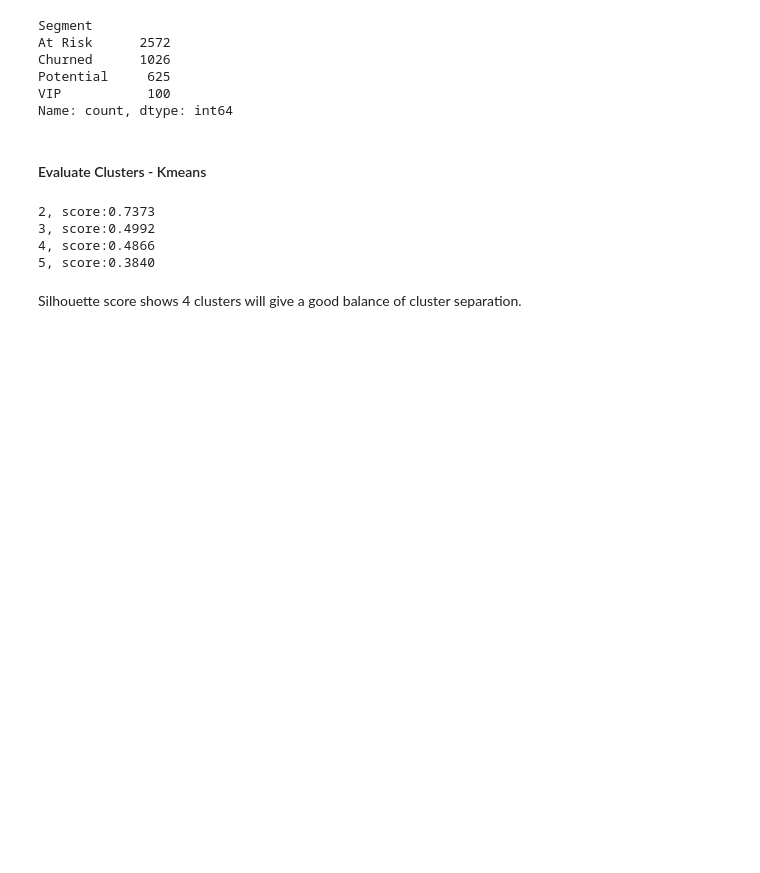
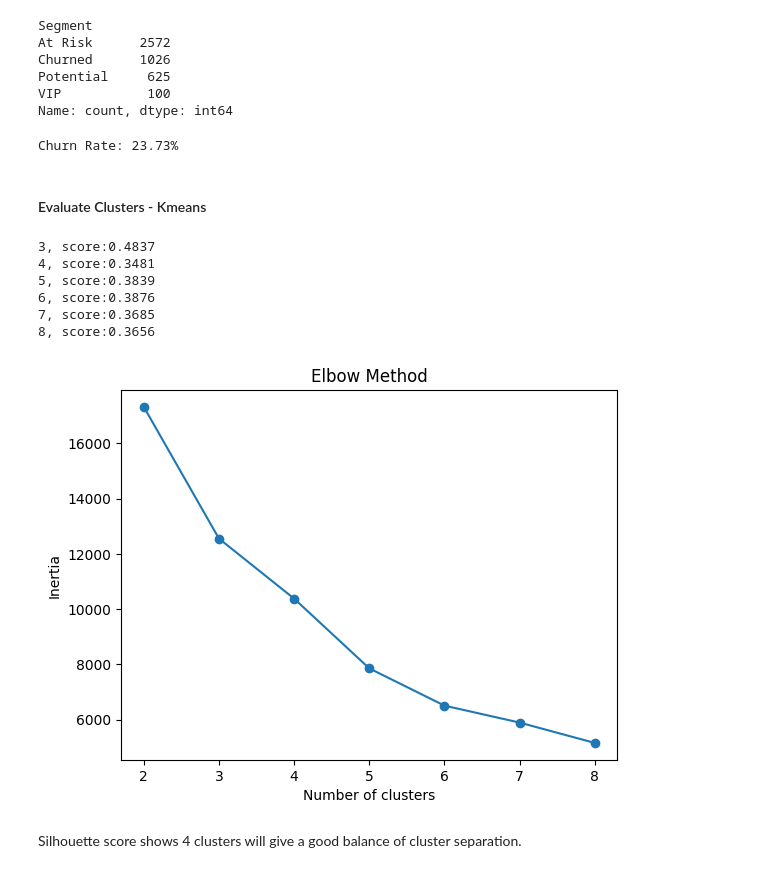
Before and after one commit to Tusharnalawade11/Ecom-Customer-Segregation, a Jupyter notebook: customer-segmentation.ipynb, the cells around one changed output. Saved outputs shown, nothing was run; the diff lists cells and outputs as text; code cells hidden in the pictures; blank space fills up the shorter version.

```diff
--- a/customer-segmentation.ipynb
+++ b/customer-segmentation.ipynb
@@ -428,21 +432,45 @@ Churned      1026
 Potential     625
 VIP           100
 Name: count, dtype: int64
+# %%
+churned = rfm_data.Segment.value_counts().get("Churned", 0)
+total_customers = len(rfm_data)
+
+churn_rate = churned / total_customers
+print(f"Churn Rate: {churn_rate:.2%}")
+# %% [output]
+Churn Rate: 23.73%
 # %% [markdown]
 #### Evaluate Clusters - Kmeans
 # %%
 from sklearn.metrics import silhouette_score
 
-for k in range(2, 6):
-    kmeans = KMeans(n_clusters=k, random_state=45)
+for k in range(3, 9):
+    kmeans = KMeans(n_clusters=k, random_state=42)
     labels = kmeans.fit_predict(X_scaled)
     score = silhouette_score(X_scaled, labels)
     print(f"{k}, score:{score:.4f}")
+
+# Elbow method evaluation
+inertias = []
+for k in range(2, 9):
+    kmeans_elbow = KMeans(n_clusters=k, random_state=42)
+    kmeans_elbow.fit(X_scaled)
+    inertias.append(kmeans_elbow.inertia_)
+
+plt.plot(range(2, 9), inertias, marker='o')
+plt.xlabel('Number of clusters')
+plt.ylabel('Inertia')
+plt.title('Elbow Method')
+plt.show()
 # %% [output]
-2, score:0.7373
-3, score:0.4992
-4, score:0.4866
-5, score:0.3840
+3, score:0.4837
+4, score:0.3481
+5, score:0.3839
+6, score:0.3876
+7, score:0.3685
+8, score:0.3656
+[figure, added]
 # %% [markdown]
 Silhouette score shows 4 clusters will give a good balance of cluster separation.
 # %% [markdown]
```
Also changed, not shown: parts of 21 cells of this notebook, 4 other files.
